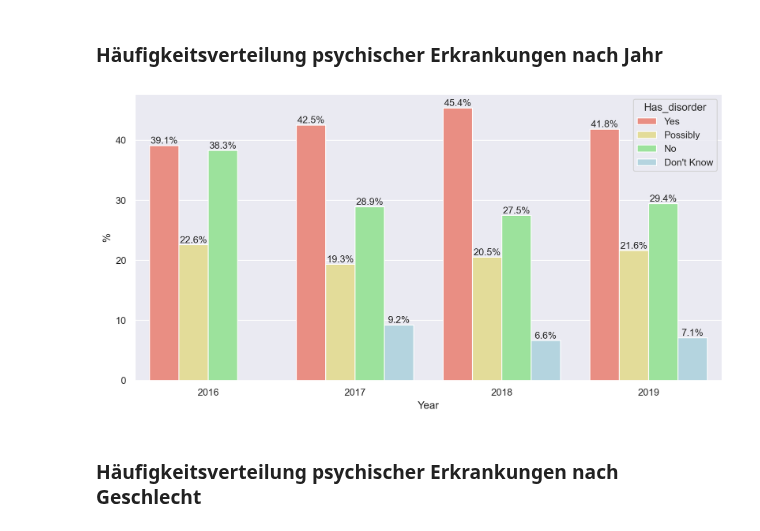
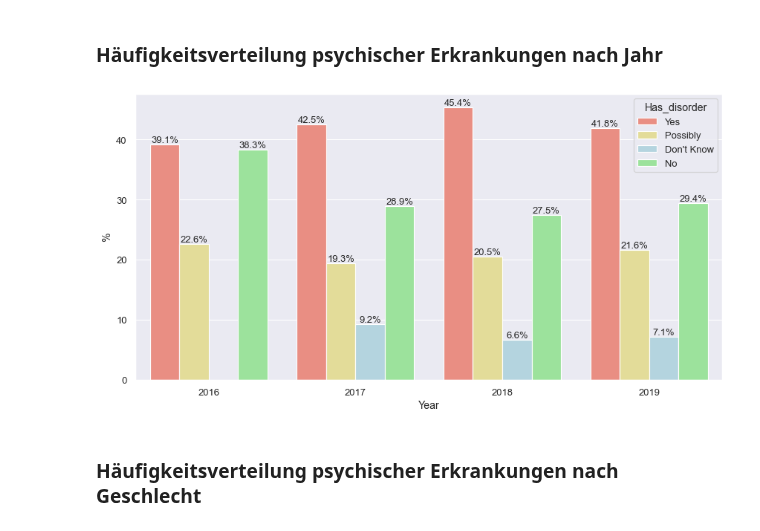
Before and after one commit to Selorikas/mental-health, a Jupyter notebook: mental-health.ipynb, the cells around one changed output. Cells and saved outputs as stored; diff of their text form; code cells hidden in the pictures.

```diff
--- a/mental-health.ipynb
+++ b/mental-health.ipynb
@@ -269,12 +269,12 @@ has_disorder_by_year['%'] = append_count_in_percent_by_group(has_disorder_by_yea
 # %%
 # Currently affected by a mental disorder, visualized
 plt.subplots(figsize=(12, 6))
 has_disorder_barplot = sns.barplot(x = 'Year', y = '%', hue = 'Has_disorder', data = has_disorder_by_year, \
-    hue_order=['Yes', 'Possibly', 'No', 'Don\'t Know'], palette=['salmon', 'khaki', 'lightgreen','lightblue'])
+    hue_order=['Yes', 'Possibly', 'Don\'t Know', 'No'], palette=['salmon', 'khaki','lightblue', 'lightgreen'])
 for container in has_disorder_barplot.containers:
     has_disorder_barplot.bar_label(container, fmt='%.1f%%', fontsize=11)
 # %% [output]
-[figure, old version]
+[figure, new version]
 # %% [markdown]
 ### Häufigkeitsverteilung psychischer Erkrankungen nach Geschlecht
 # %%
```
Also changed, not shown: parts of 2 cells of this notebook.
